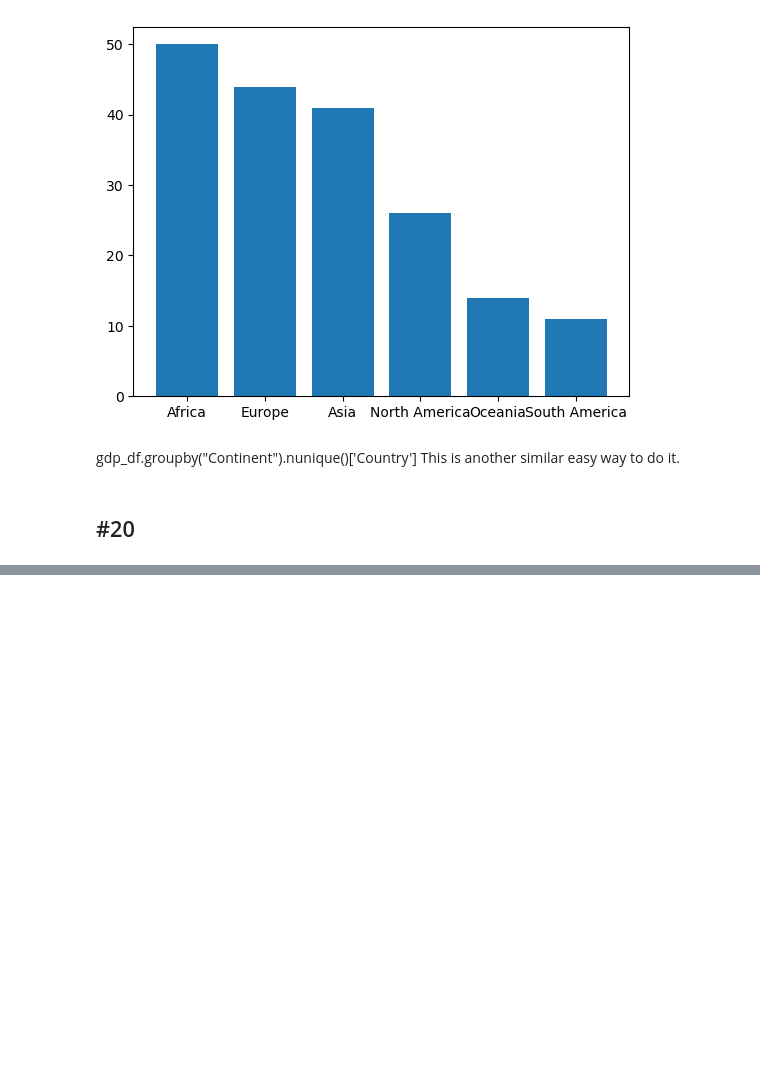
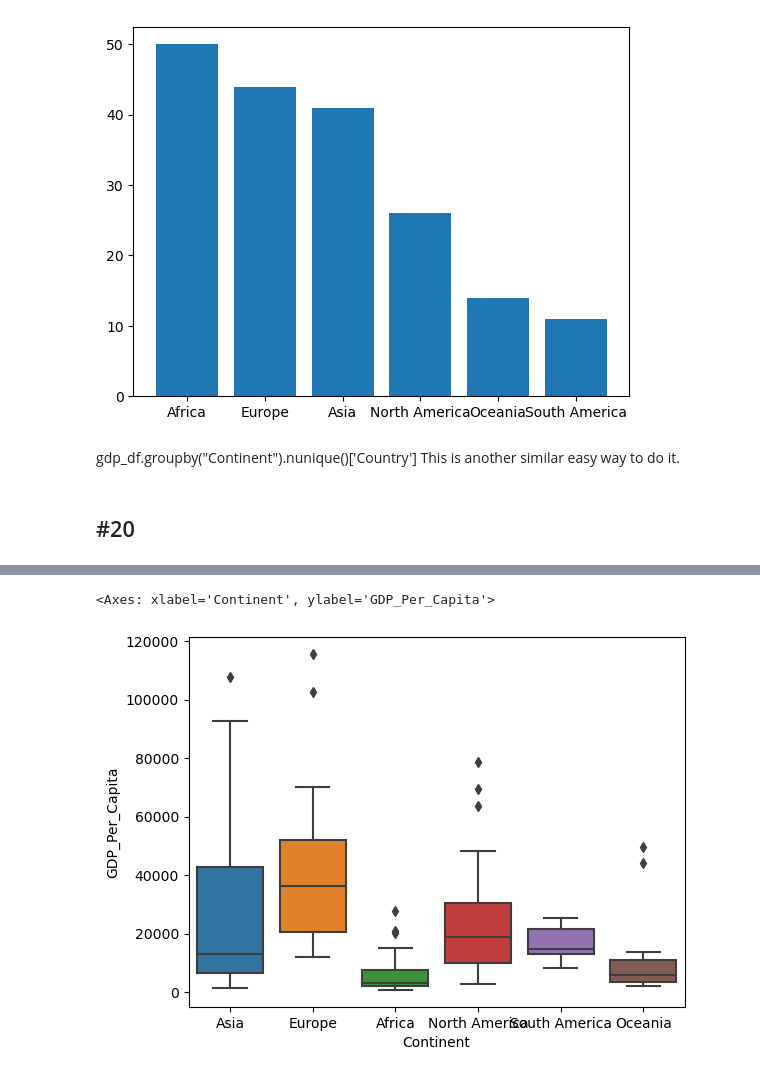
Before and after one commit to nss-data-science-cohort-8/un-exploration-ThomasDavis4757, a Jupyter notebook: Notebooks/UN_Data_Exploration.ipynb, the cells around one changed output, grey strips where cells are left out. Cells and saved outputs as stored; diff of their text form; code cells hidden in the pictures; blank space fills up the shorter version.

```diff
--- a/Notebooks/UN_Data_Exploration.ipynb
+++ b/Notebooks/UN_Data_Exploration.ipynb
@@ -452,4 +453,4 @@ gdp_df.groupby("Continent").nunique()['Country']       This is another similar e
 # %% [markdown]
 ## #20
 # %%
-gdp_df[gdp_df["Year"] == 2021]
+gdp_df_2021 = gdp_df[gdp_df["Year"] == 2021]
@@ -469,0 +473,5 @@ gdp_df[gdp_df["Year"] == 2021]
+# %%
+sns.boxplot(x = gdp_df_2021["Continent"], y = gdp_df_2021["GDP_Per_Capita"])
+# %% [output]
+<Axes: xlabel='Continent', ylabel='GDP_Per_Capita'>
+[figure, added]
```
Also changed, not shown: parts of 19 cells of this notebook.
